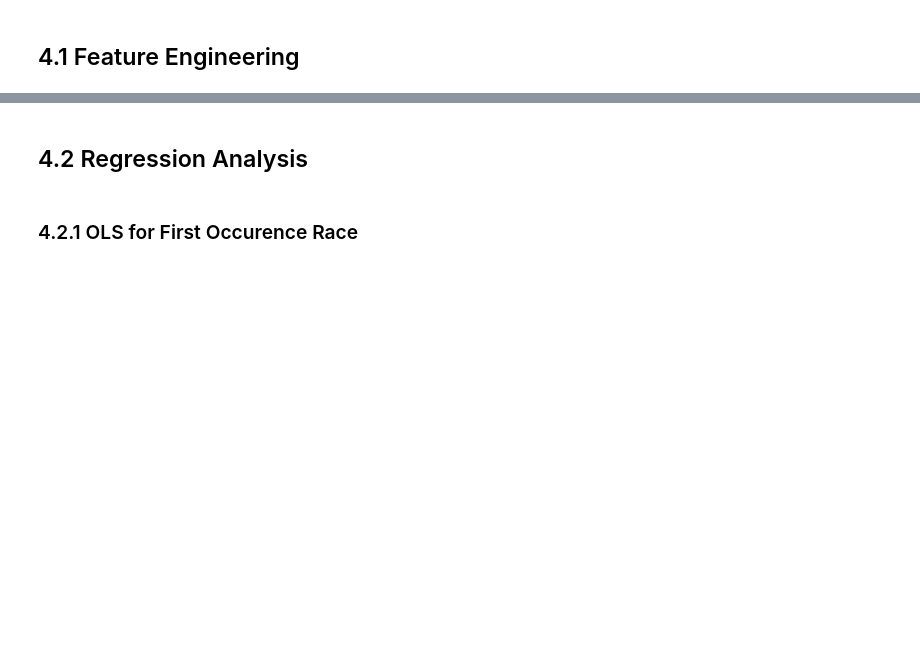
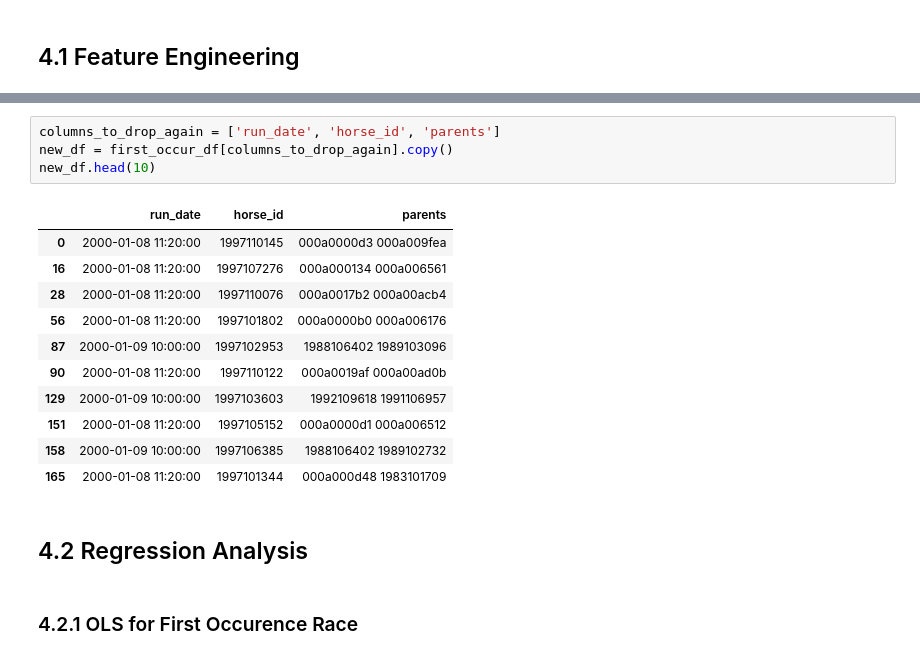
Before and after one commit to terryluzj/ba-fyp-sports-analytics, a Jupyter notebook: analysis/4_predictive_regression.ipynb, the cells around one changed output, grey strips where cells are left out. Drawn from its saved outputs; the diff is of its cells as text; blank space fills up the shorter version.

```diff
--- a/analysis/4_predictive_regression.ipynb
+++ b/analysis/4_predictive_regression.ipynb
@@ -140,6 +202,22 @@ def feature_engineer(race_df, dummy=True, drop_columns=True):
                 continue
 
     return new_df.sort_values(['horse_id', 'run_date']).set_index(['horse_id', 'run_date'])
+# %%
+columns_to_drop_again = ['run_date', 'horse_id', 'parents']
+new_df = first_occur_df[columns_to_drop_again].copy()
+new_df.head(10)
+# %% [output]
+|  | run_date | horse_id | parents |
+| 0 | 2000-01-08 11:20:00 | 1997110145 | 000a0000d3 000a009fea |
+| 16 | 2000-01-08 11:20:00 | 1997107276 | 000a000134 000a006561 |
+| 28 | 2000-01-08 11:20:00 | 1997110076 | 000a0017b2 000a00acb4 |
+| 56 | 2000-01-08 11:20:00 | 1997101802 | 000a0000b0 000a006176 |
+| 87 | 2000-01-09 10:00:00 | 1997102953 | 1988106402 1989103096 |
+| 90 | 2000-01-08 11:20:00 | 1997110122 | 000a0019af 000a00ad0b |
+| 129 | 2000-01-09 10:00:00 | 1997103603 | 1992109618 1991106957 |
+| 151 | 2000-01-08 11:20:00 | 1997105152 | 000a0000d1 000a006512 |
+| 158 | 2000-01-09 10:00:00 | 1997106385 | 1988106402 1989102732 |
+| 165 | 2000-01-08 11:20:00 | 1997101344 | 000a000d48 1983101709 |
 # %% [markdown]
 ## 4.2 Regression Analysis
 # %% [markdown]
```
Also changed, not shown: parts of 9 cells of this notebook.
